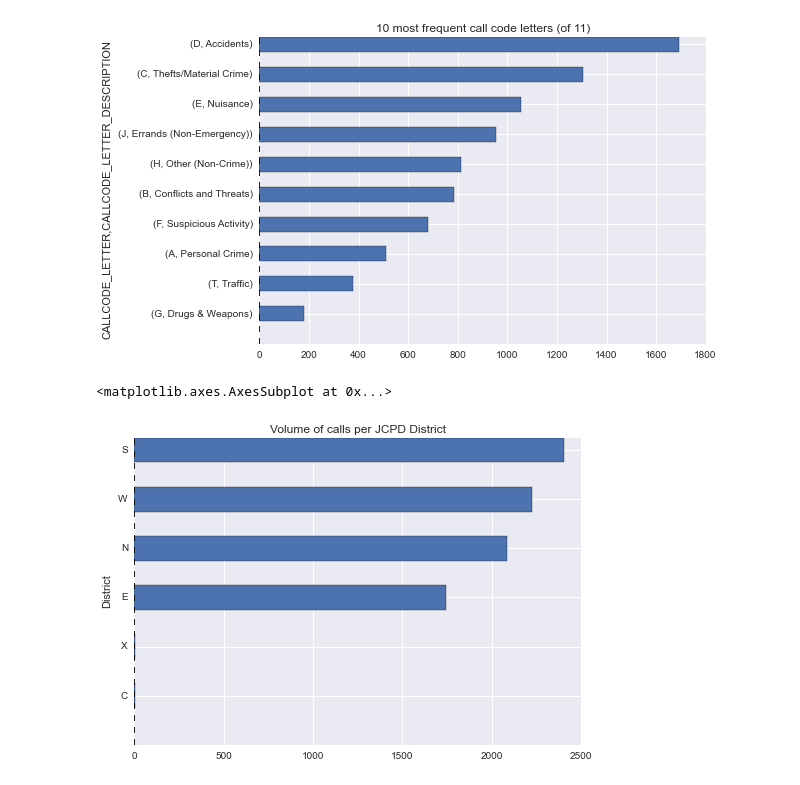
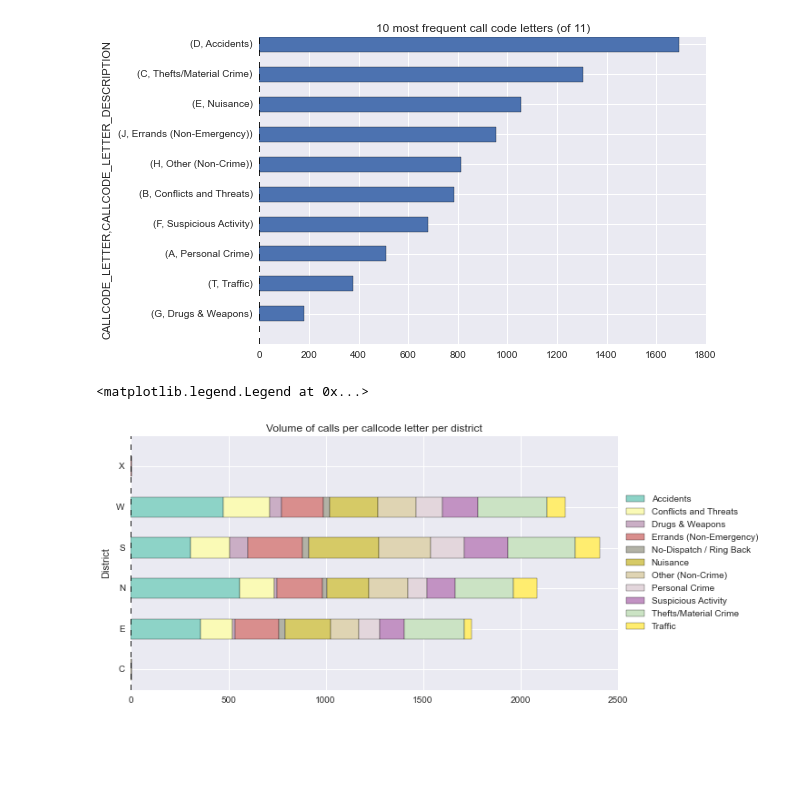
Before and after one commit to mpavlov/my_ipython_notebooks, a Jupyter notebook: JCPD call data exploratory analysis.ipynb, the cells around one changed output. Drawn from its saved outputs; the diff is of its cells as text; code cells hidden in the pictures; blank space fills up the shorter version.

Commit message:
volume of calls per callcode letter per district

```diff
--- a/JCPD call data exploratory analysis.ipynb
+++ b/JCPD call data exploratory analysis.ipynb
@@ -64,10 +65,15 @@ call_code_letter_counts[range(-10,0)].plot(kind="barh", title="10 most frequent
 # %% [output]
 <matplotlib.axes.AxesSubplot at 0x...>
 [figure]
-# %%
-district_counts = grouped_by_district.size()
-district_counts.sort()
-district_counts.plot(kind="barh", title="Volume of calls per JCPD District")
-# %% [output]
-<matplotlib.axes.AxesSubplot at 0x...>
-[figure, removed]
+# %%
+title = "Volume of calls per callcode letter per district"
+grouped = call_data.groupby(("District", "CALLCODE_LETTER_DESCRIPTION"))
+ax = grouped.size().unstack().plot(kind="barh", stacked=True, title=title, colormap='Set3', figsize=(12, 5))
+
+# Shink x-axis by 20%, move legend to right
+box = ax.get_position()
+ax.set_position([box.x0, box.y0, box.width * 0.8, box.height])
+ax.legend(loc='center left', bbox_to_anchor=(1, 0.5))
+# %% [output]
+<matplotlib.legend.Legend at 0x...>
+[figure, added]
```
Also changed, not shown: parts of 3 cells of this notebook.
